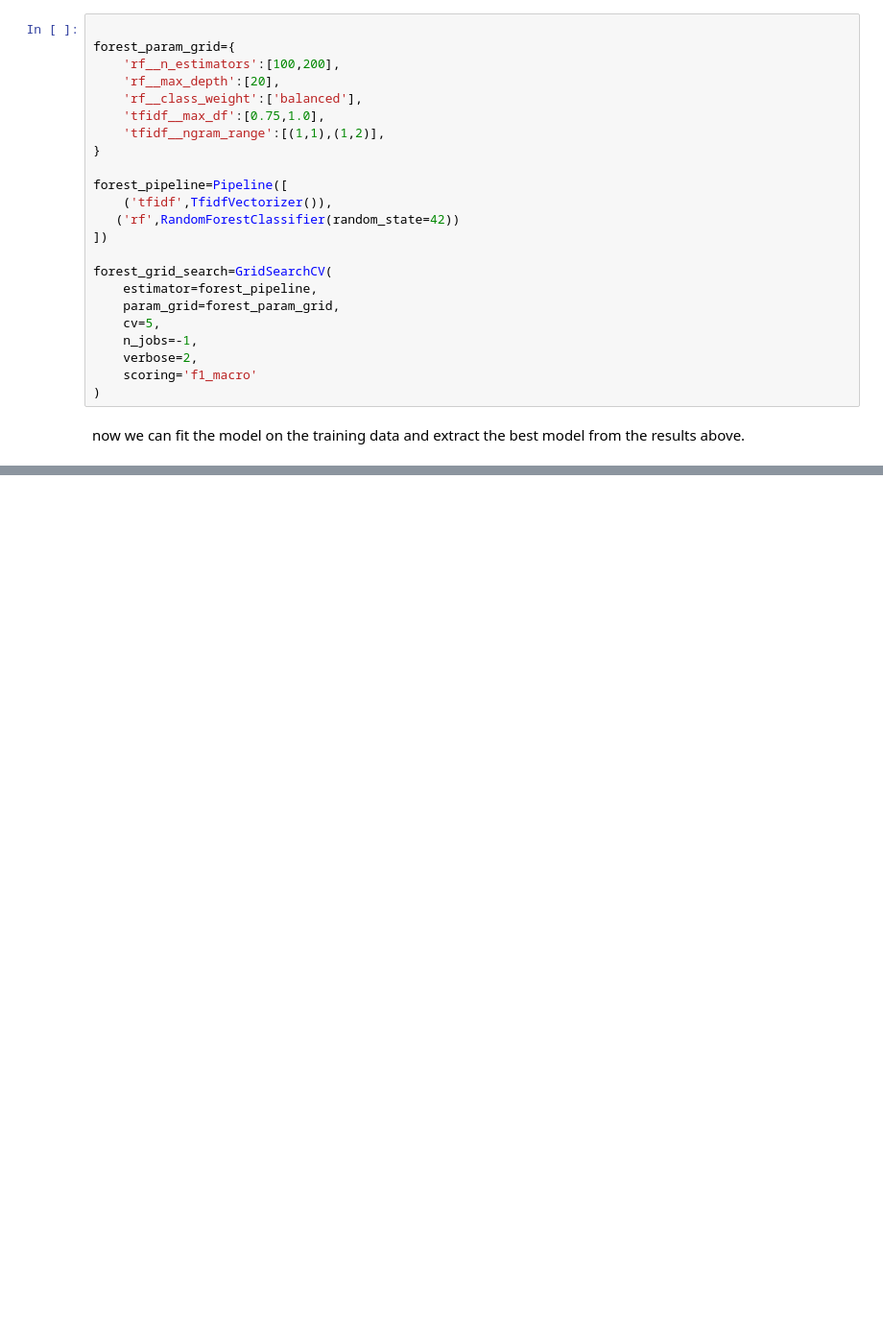
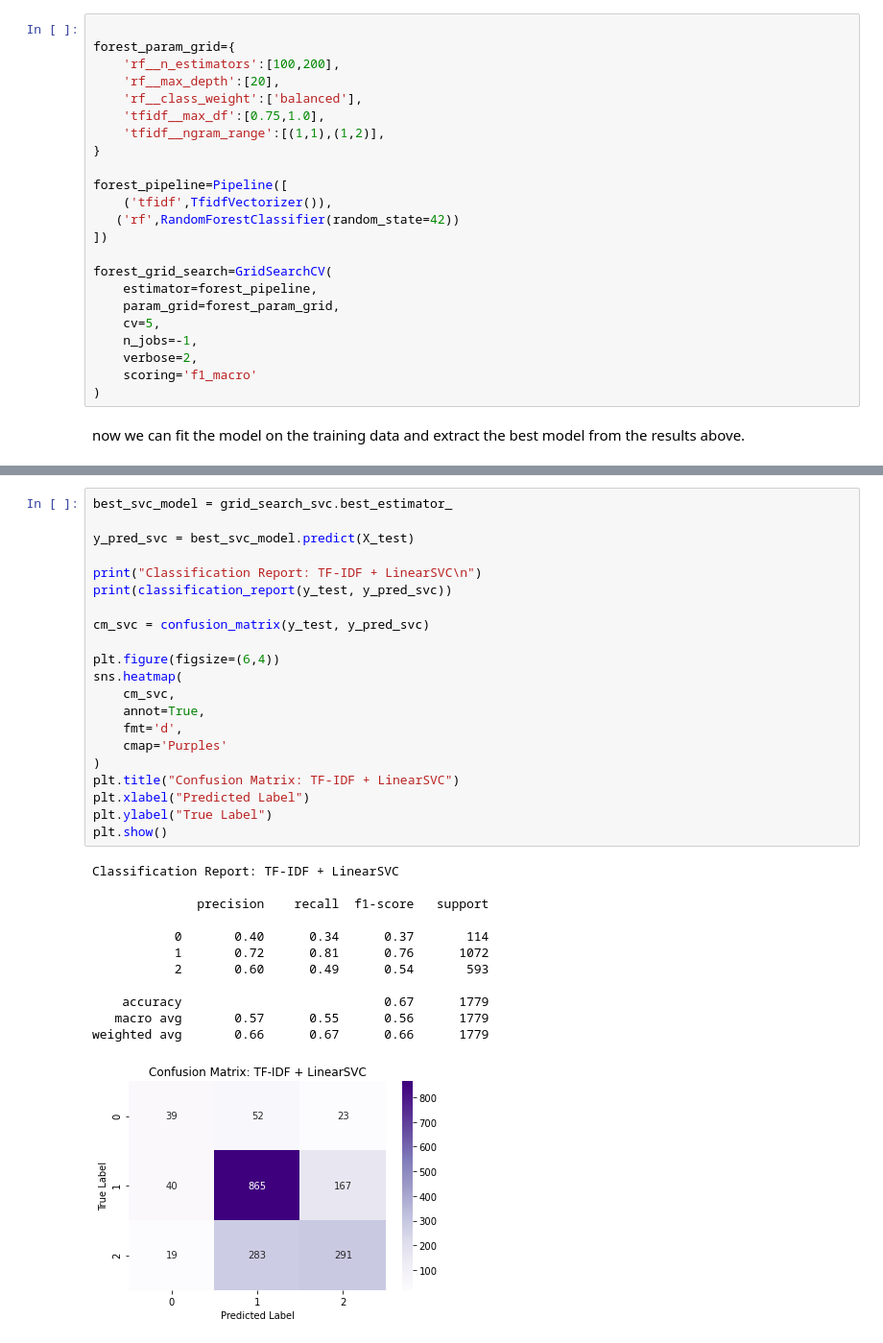
Before and after one commit to Mwanaishaali/Phase_4_Project, a Jupyter notebook: index.ipynb, the cells around one changed output, grey strips where cells are left out. Shown at 96% size. Cells and saved outputs as stored; diff of their text form; blank space fills up the shorter version.

```diff
--- a/index.ipynb
+++ b/index.ipynb
@@ -630,0 +877,34 @@ weighted avg       0.64      0.63      0.64      1779
+# %%
+best_svc_model = grid_search_svc.best_estimator_
+
+y_pred_svc = best_svc_model.predict(X_test)
+
+print("Classification Report: TF-IDF + LinearSVC\n")
+print(classification_report(y_test, y_pred_svc))
+
+cm_svc = confusion_matrix(y_test, y_pred_svc)
+
+plt.figure(figsize=(6,4))
+sns.heatmap(
+    cm_svc,
+    annot=True,
+    fmt='d',
+    cmap='Purples'
+)
+plt.title("Confusion Matrix: TF-IDF + LinearSVC")
+plt.xlabel("Predicted Label")
+plt.ylabel("True Label")
+plt.show()
+# %% [output]
+Classification Report: TF-IDF + LinearSVC
+
+              precision    recall  f1-score   support
+
+           0       0.40      0.34      0.37       114
+           1       0.72      0.81      0.76      1072
+           2       0.60      0.49      0.54       593
+
+    accuracy                           0.67      1779
+   macro avg       0.57      0.55      0.56      1779
+weighted avg       0.66      0.67      0.66      1779
+[figure, added]
```
Also changed, not shown: parts of 24 cells of this notebook, 5 other files.
